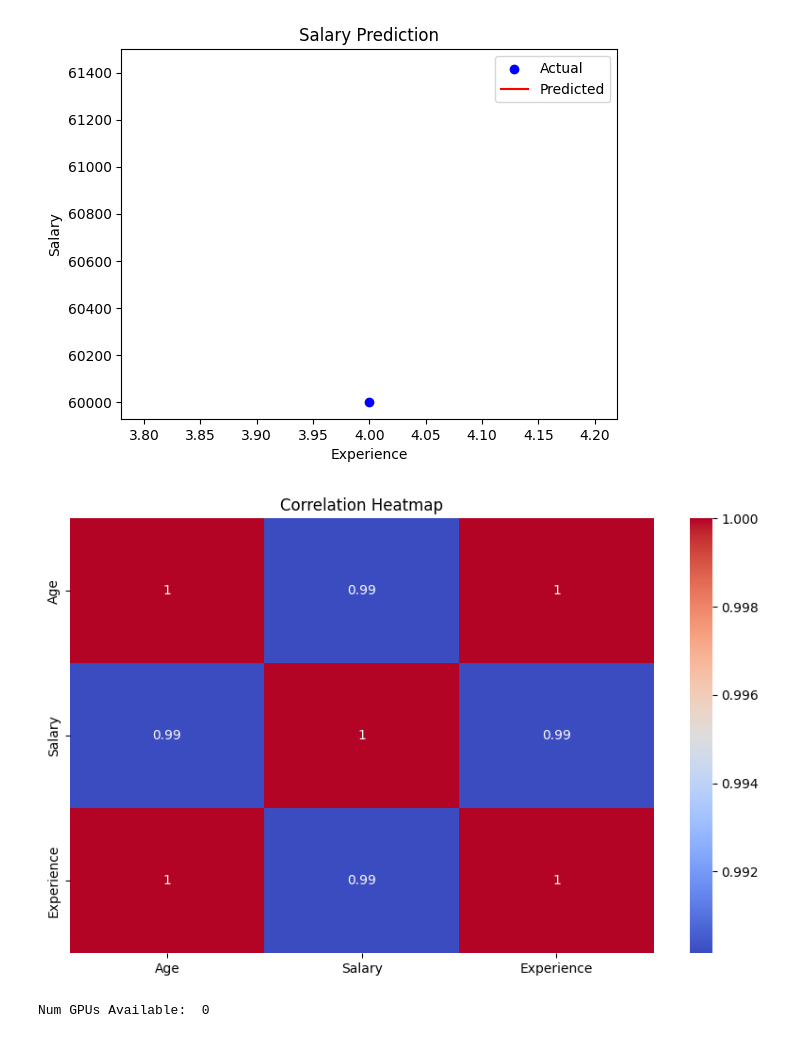
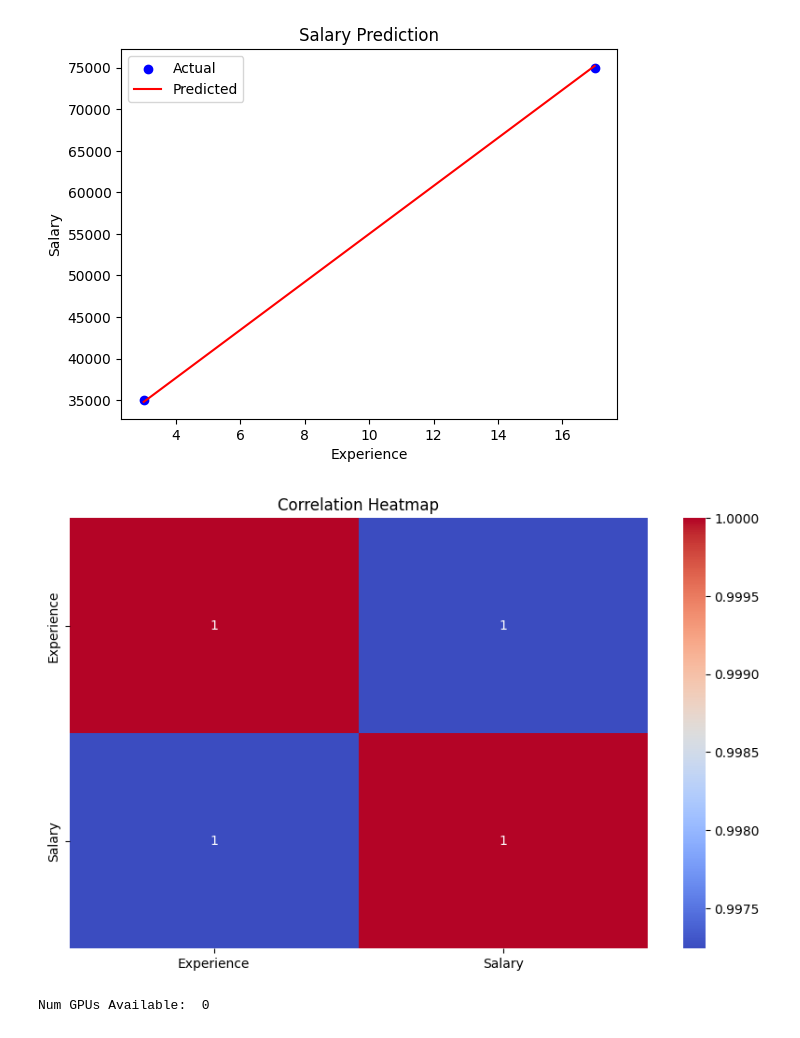
Before and after one commit to TharushaPerera27070/Basic-ML-project, a Jupyter notebook: ml_model.ipynb, the cells around one changed output. Cells and saved outputs as stored; diff of their text form; code cells hidden in the pictures.

```diff
--- a/ml_model.ipynb
+++ b/ml_model.ipynb
@@ -31,9 +33,8 @@ drive.mount('/content/drive')
 
 # Create a sample dataset
 data = {
-    'Age': [25, 30, 35, 40, 45],
-    'Salary': [50000, 60000, 75000, 80000, 90000],
-    'Experience': [2, 4, 6, 8, 10]
+    'Experience': [1, 3, 5, 7, 9, 11, 13, 15, 17, 19],
+    'Salary': [30000, 35000, 40000, 45000, 50000, 60000, 65000, 70000, 75000, 80000]
 }
 df = pd.DataFrame(data)
 
@@ -61,10 +62,10 @@ model = LinearRegression()
 model.fit(X_train_scaled, y_train)
 
 # Predict and evaluate
-y_pred = model.predict(X_test_scaled)
+y_pred = model.predict(X_test_scaled) # This shows the model is ready to be used for prediction.
 from sklearn.metrics import mean_squared_error, r2_score
-print("Mean Squared Error:", mean_squared_error(y_test, y_pred))
-print("R2 Score:", r2_score(y_test, y_pred))
+print("Mean Squared Error:", mean_squared_error(y_test, y_pred)) #  Measures how far the predictions are from the actual values.
+print("R2 Score:", r2_score(y_test, y_pred)) # Indicates how well the model explains the variation in the data.
 
 # Visualization
 plt.scatter(X_test, y_test, color='blue', label='Actual')
@@ -105,3 +106,3 @@ R2 Score: nan
-[figure, old version]
+[figure, new version]
-[figure, old version]
+[figure, new version]
 Num GPUs Available:  0
```
Also changed, not shown: parts of 2 cells of this notebook.
